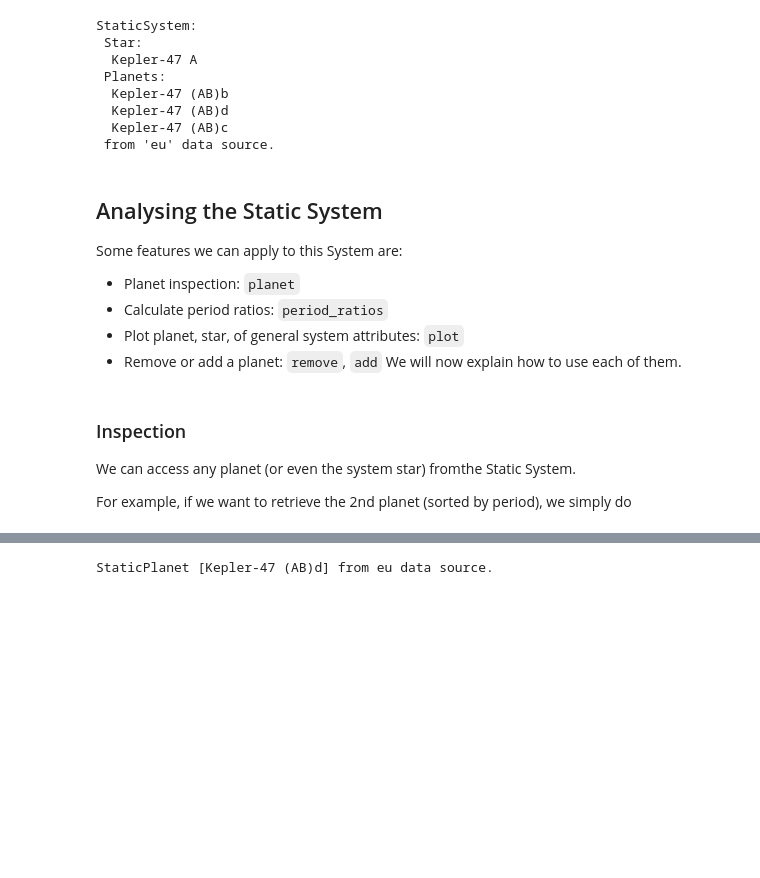
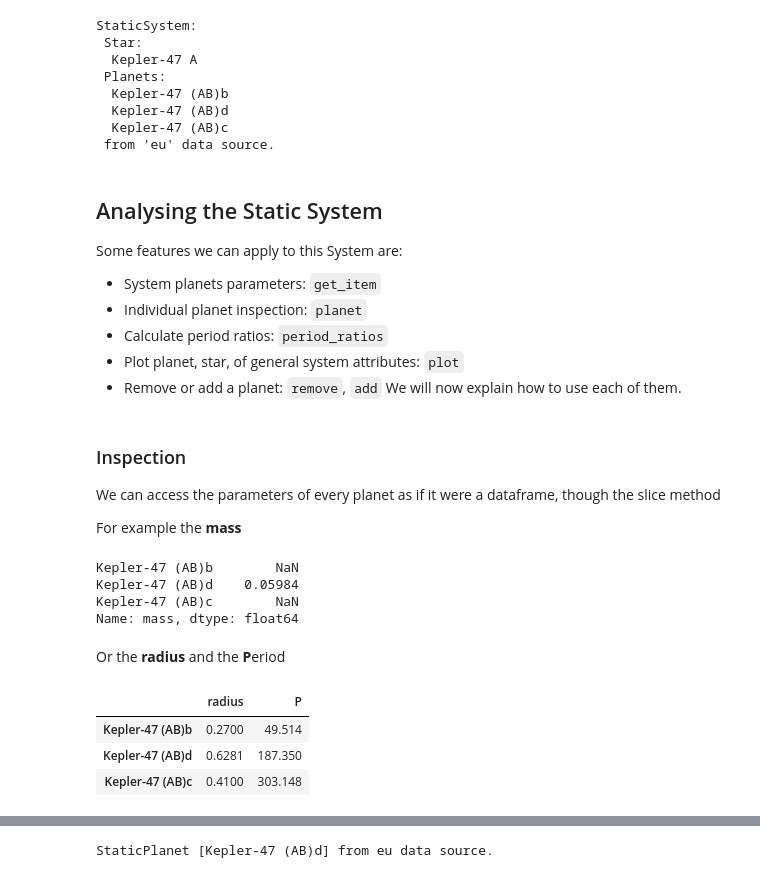
Before and after one commit to Gianuzzi/ResoKit, a Jupyter notebook: docs/source/tutorials/tutorial.ipynb, the cells around one changed output, grey strips where cells are left out. Saved outputs shown, nothing was run; the diff lists cells and outputs as text; code cells hidden in the pictures; blank space fills up the shorter version.

```diff
--- a/docs/source/tutorials/tutorial.ipynb
+++ b/docs/source/tutorials/tutorial.ipynb
@@ -58,7 +60,8 @@ StaticSystem:
 
 Some features we can apply to this System are:
 
-- Planet inspection: `planet`
+- System planets parameters: `get_item`
+- Individual planet inspection: `planet`
 - Calculate period ratios: `period_ratios`
 - Plot planet, star, of general system attributes: `plot`
 - Remove or add a planet: `remove`, `add`
@@ -66,6 +69,22 @@ We will now explain how to use each of them.
 # %% [markdown]
 ### Inspection
 
-We can access any planet (or even the system star) fromthe Static System.
+We can access the parameters of every planet as if it were a dataframe, though the slice method
 
-For example, if we want to retrieve the 2nd planet (sorted by period), we simply do
+For example the **mass**
+# %%
+kepler47["mass"]
+# %% [output]
+Kepler-47 (AB)b        NaN
+Kepler-47 (AB)d    0.05984
+Kepler-47 (AB)c        NaN
+Name: mass, dtype: float64
+# %% [markdown]
+Or the **radius** and the **P**eriod
+# %%
+kepler47[["radius", "P"]]
+# %% [output]
+|  | radius | P |
+| Kepler-47 (AB)b | 0.2700 | 49.514 |
+| Kepler-47 (AB)d | 0.6281 | 187.350 |
+| Kepler-47 (AB)c | 0.4100 | 303.148 |
```
Also changed, not shown: parts of 11 cells of this notebook.
